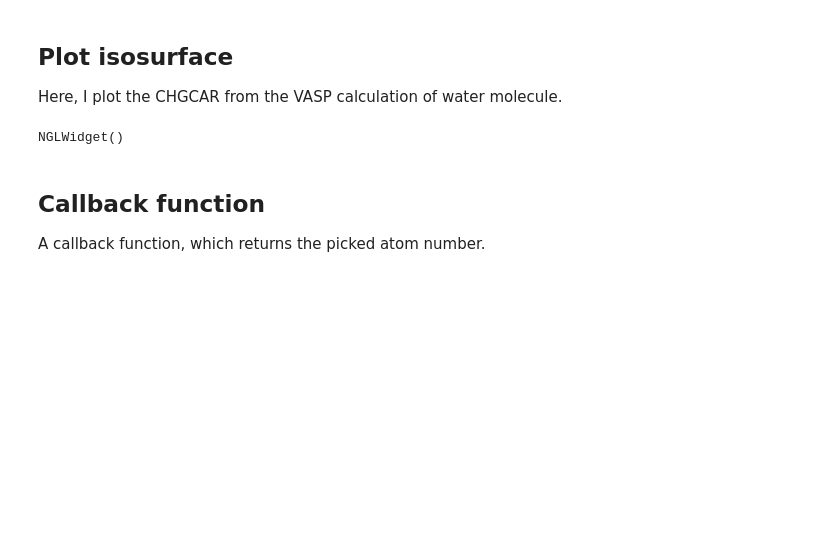
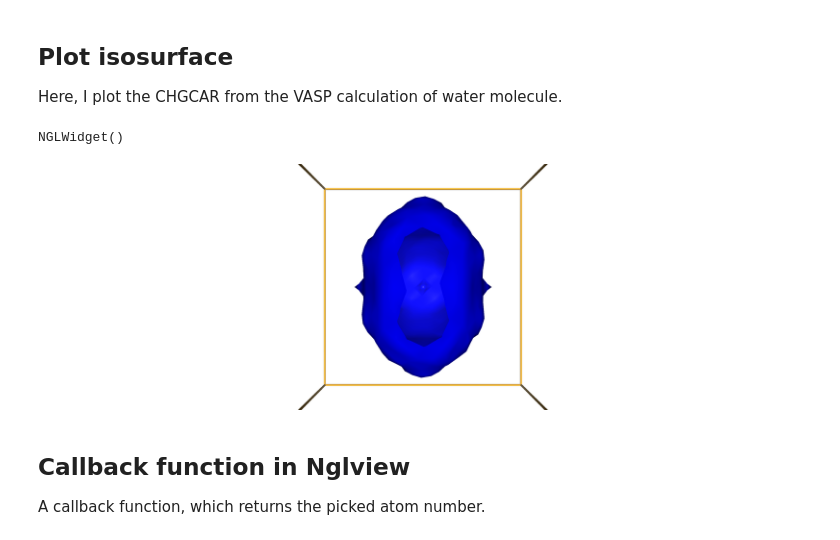
Before and after one commit to osscar-org/osscar-docs, a Jupyter notebook: notebooks/nglview_advanced.ipynb, the cells around one changed output. Cells and saved outputs as stored; diff of their text form; code cells hidden in the pictures; blank space fills up the shorter version.

```diff
--- a/notebooks/nglview_advanced.ipynb
+++ b/notebooks/nglview_advanced.ipynb
@@ -38,16 +47,21 @@ Here, I plot the CHGCAR from the VASP calculation of water molecule.
 from ase.io import read
 
 aa = read("./H2O/CONTCAR");
-view = nv.show_ase(aa);
-view.add_component('./H2O/CHGCAR.cube');
-view.clear()
-view.add_unitcell();
-view.component_0.add_surface(color='blue', isolevelType="value", isovalue=0.9)
-view
+view1 = nv.show_ase(aa);
+view1.add_component('./H2O/CHGCAR.cube');
+view1.clear()
+view1.add_unitcell();
+view1.component_0.add_surface(color='blue', isolevelType="value", isovalue=0.9)
+view1
 # %% [output]
 NGLWidget()
+# %%
+view1.render_image()
+view1._display_image()
+# %% [output]
+[figure, added]
 # %% [markdown]
-## Callback function
+## Callback function in Nglview
 
 A callback function, which returns the picked atom number.
 # %%
```
Also changed, not shown: parts of 7 cells of this notebook.
